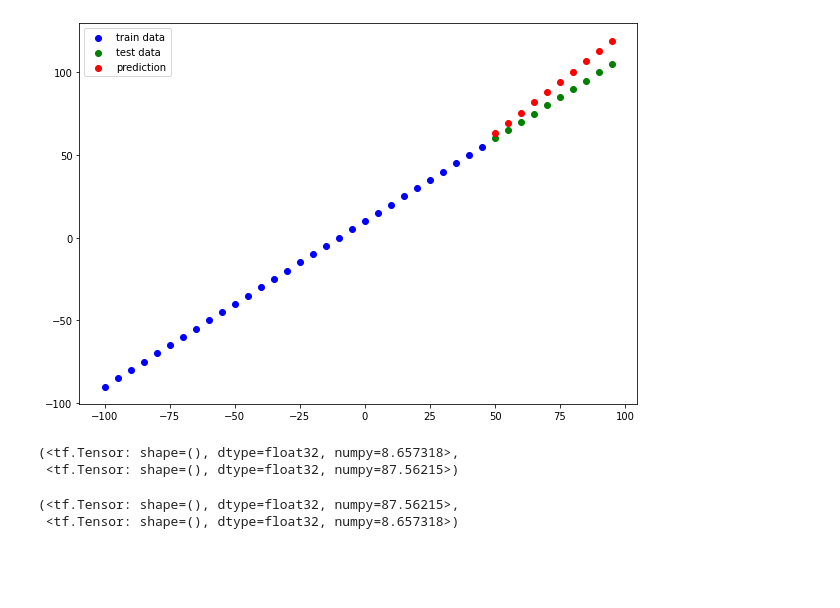
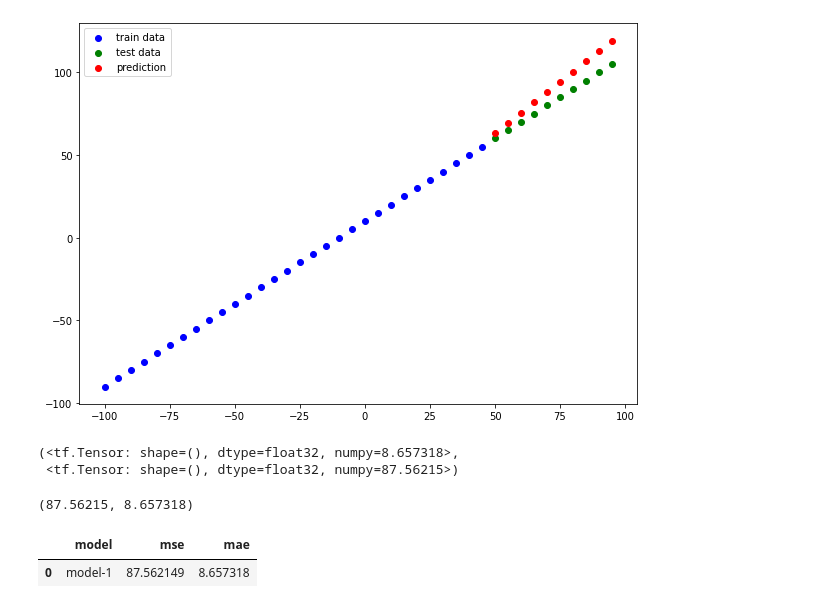
Before and after one commit to xianlinbox/Tensorflow2, a Jupyter notebook: code/neural_network_regression.ipynb, the cells around one changed output. Saved outputs shown, nothing was run; the diff lists cells and outputs as text; code cells hidden in the pictures; blank space fills up the shorter version.

Commit message:
using pandas

```diff
--- a/code/neural_network_regression.ipynb
+++ b/code/neural_network_regression.ipynb
@@ -155,12 +154,20 @@ tf.metrics.mean_absolute_error(test_y, tf.squeeze(pre_y)), tf.metrics.mean_squar
  <tf.Tensor: shape=(), dtype=float32, numpy=87.56215>)
 # %%
 def mae(pred_y, test_y=test_y):
-    return tf.metrics.mean_absolute_error(test_y, tf.squeeze(pred_y))
+    return tf.metrics.mean_absolute_error(test_y, tf.squeeze(pred_y)).numpy()
 
 def mse(pred_y, test_y=test_y):
-    return tf.metrics.mean_squared_error(test_y, tf.squeeze(pred_y))
+    return tf.metrics.mean_squared_error(test_y, tf.squeeze(pred_y)).numpy()
 # %%
 mse(pre_y), mae(pre_y)
 # %% [output]
-(<tf.Tensor: shape=(), dtype=float32, numpy=87.56215>,
- <tf.Tensor: shape=(), dtype=float32, numpy=8.657318>)
+(87.56215, 8.657318)
+# %%
+import pandas as pd
+
+model_results = [['model-1', mse(pre_y), mae(pre_y)]]
+
+pd.DataFrame(model_results, columns=['model', 'mse', 'mae'])
+# %% [output]
+|  | model | mse | mae |
+| 0 | model-1 | 87.562149 | 8.657318 |
```
Also changed, not shown: parts of 5 cells of this notebook, 2 other files.
